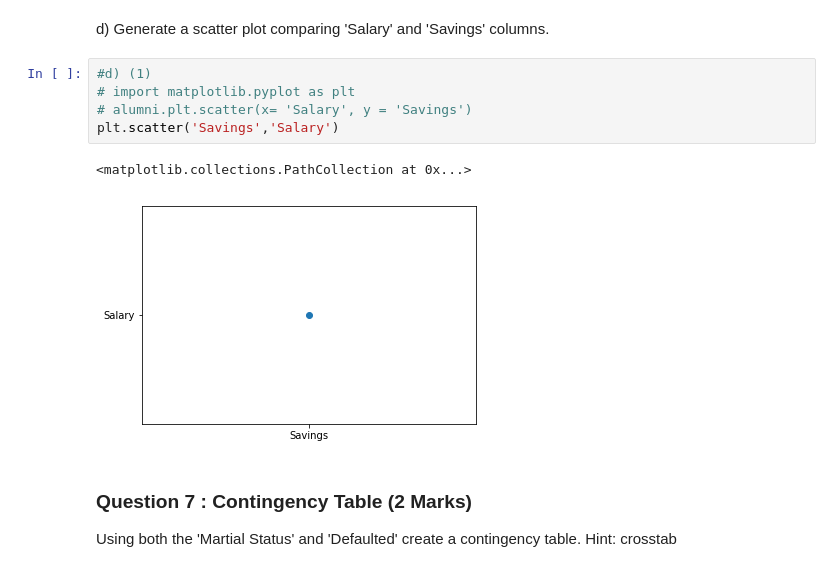
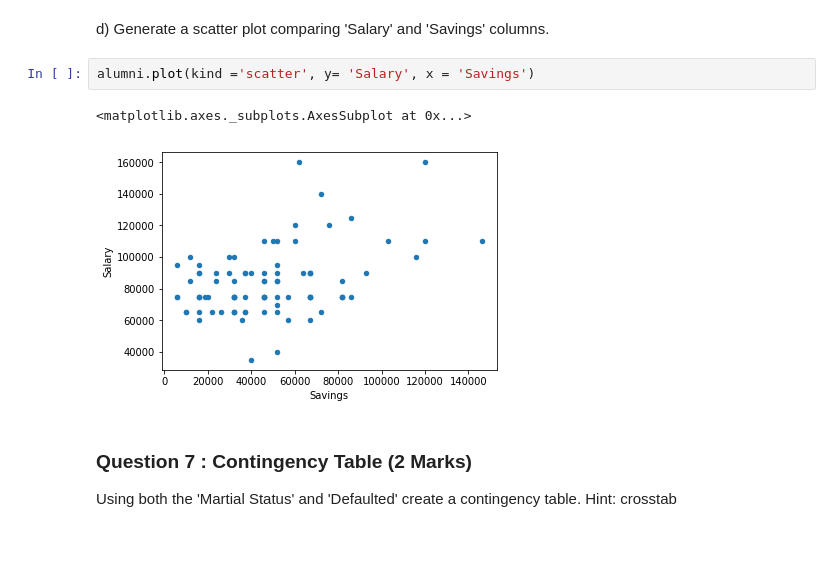
Before and after one commit to paul-ontita/data_analysis-, a Jupyter notebook: Pandas Analysis Assignment 1.ipynb, the cells around one changed output. Drawn from its saved outputs; the diff is of its cells as text; blank space fills up the shorter version.

```diff
--- a/Pandas Analysis Assignment 1.ipynb
+++ b/Pandas Analysis Assignment 1.ipynb
@@ -236,13 +220,10 @@ plt.hist(x = 'Salary',bins= 12 )
 # %% [markdown]
 d) Generate a scatter plot comparing 'Salary' and 'Savings' columns.
-# %%
-#d) (1)
-# import matplotlib.pyplot as plt
-# alumni.plt.scatter(x= 'Salary', y = 'Savings')
-plt.scatter('Savings','Salary')
-# %% [output]
-<matplotlib.collections.PathCollection at 0x...>
-[figure, removed]
+# %%
+alumni.plot(kind ='scatter', y= 'Salary', x = 'Savings')
+# %% [output]
+<matplotlib.axes._subplots.AxesSubplot at 0x...>
+[figure, added]
 # %% [markdown]
 ### Question 7 :  Contingency Table (2 Marks)
 
```
Also changed, not shown: parts of 5 cells of this notebook.
